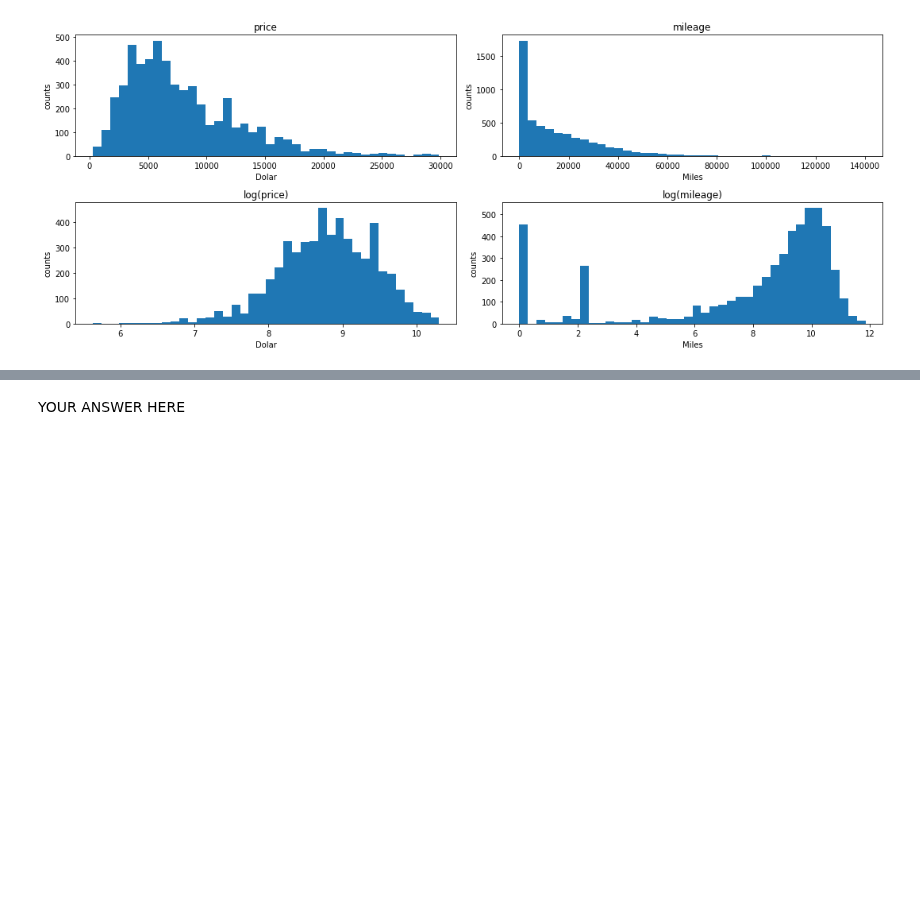
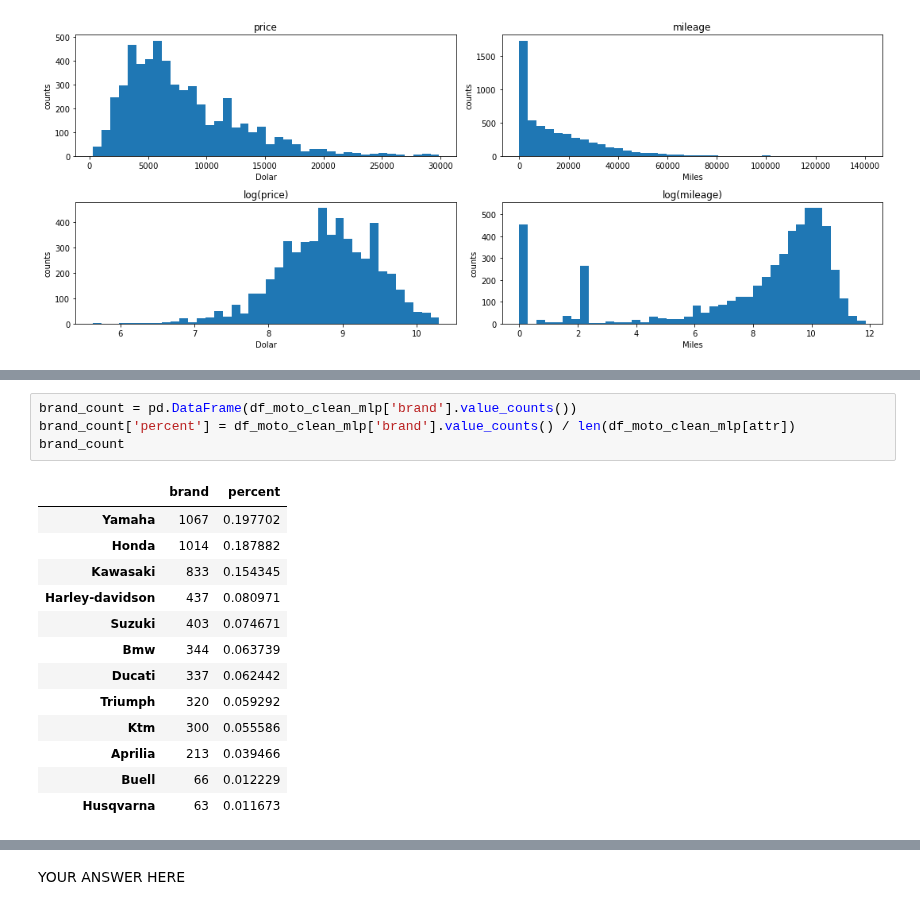
Before and after one commit to rootpi2203/ds_gml, a Jupyter notebook: gml_minichallenge_2/gml_minichallenge_2.ipynb, the cells around one changed output, grey strips where cells are left out. Cells and saved outputs as stored; diff of their text form; blank space fills up the shorter version.

```diff
--- a/gml_minichallenge_2/gml_minichallenge_2.ipynb
+++ b/gml_minichallenge_2/gml_minichallenge_2.ipynb
@@ -555,0 +562,18 @@ plt.show()
+# %%
+brand_count = pd.DataFrame(df_moto_clean_mlp['brand'].value_counts())
+brand_count['percent'] = df_moto_clean_mlp['brand'].value_counts() / len(df_moto_clean_mlp[attr])
+brand_count
+# %% [output]
+|  | brand | percent |
+| Yamaha | 1067 | 0.197702 |
+| Honda | 1014 | 0.187882 |
+| Kawasaki | 833 | 0.154345 |
+| Harley-davidson | 437 | 0.080971 |
+| Suzuki | 403 | 0.074671 |
+| Bmw | 344 | 0.063739 |
+| Ducati | 337 | 0.062442 |
+| Triumph | 320 | 0.059292 |
+| Ktm | 300 | 0.055586 |
+| Aprilia | 213 | 0.039466 |
+| Buell | 66 | 0.012229 |
+| Husqvarna | 63 | 0.011673 |
```
Also changed, not shown: parts of 10 cells of this notebook.
